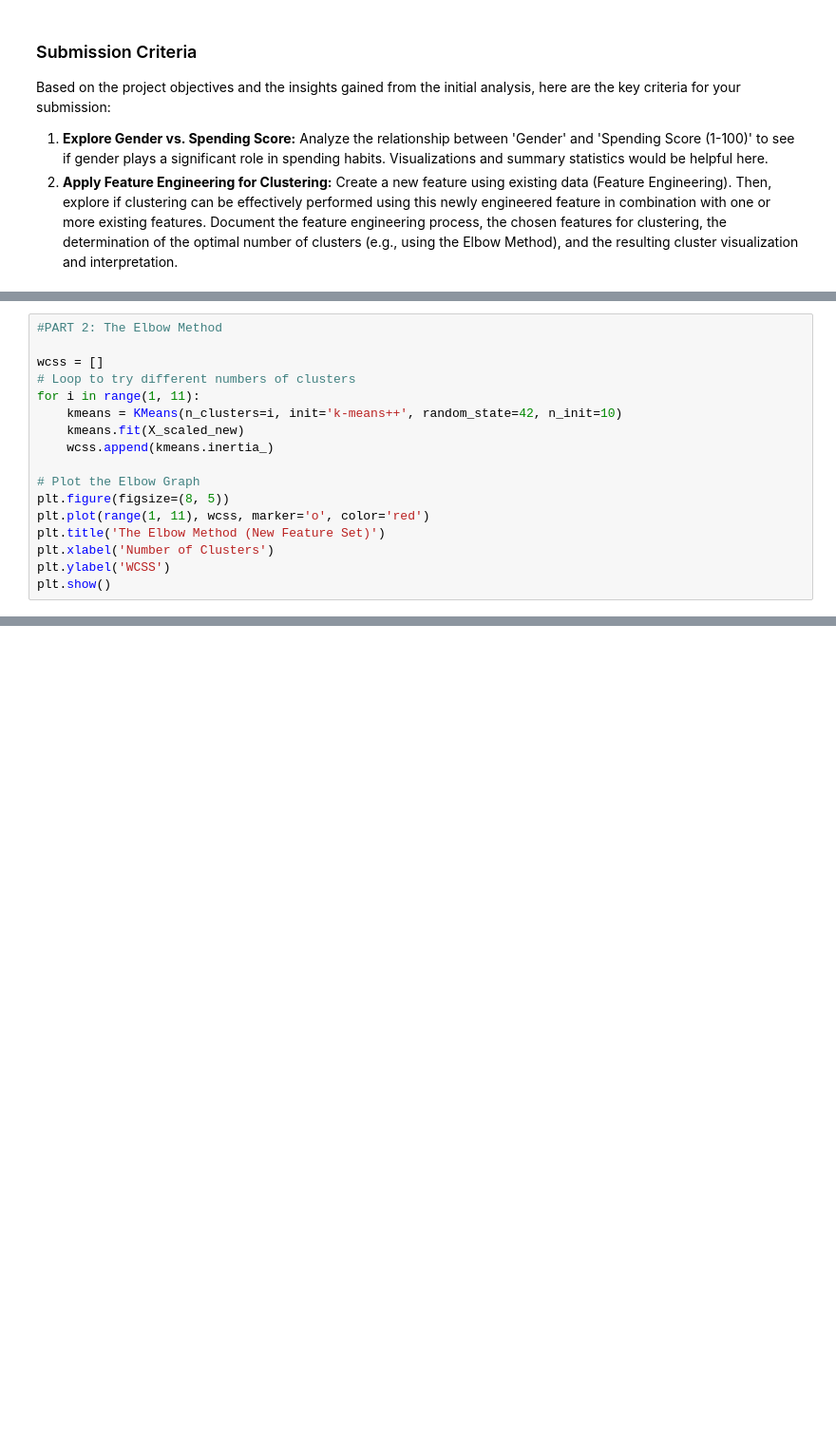
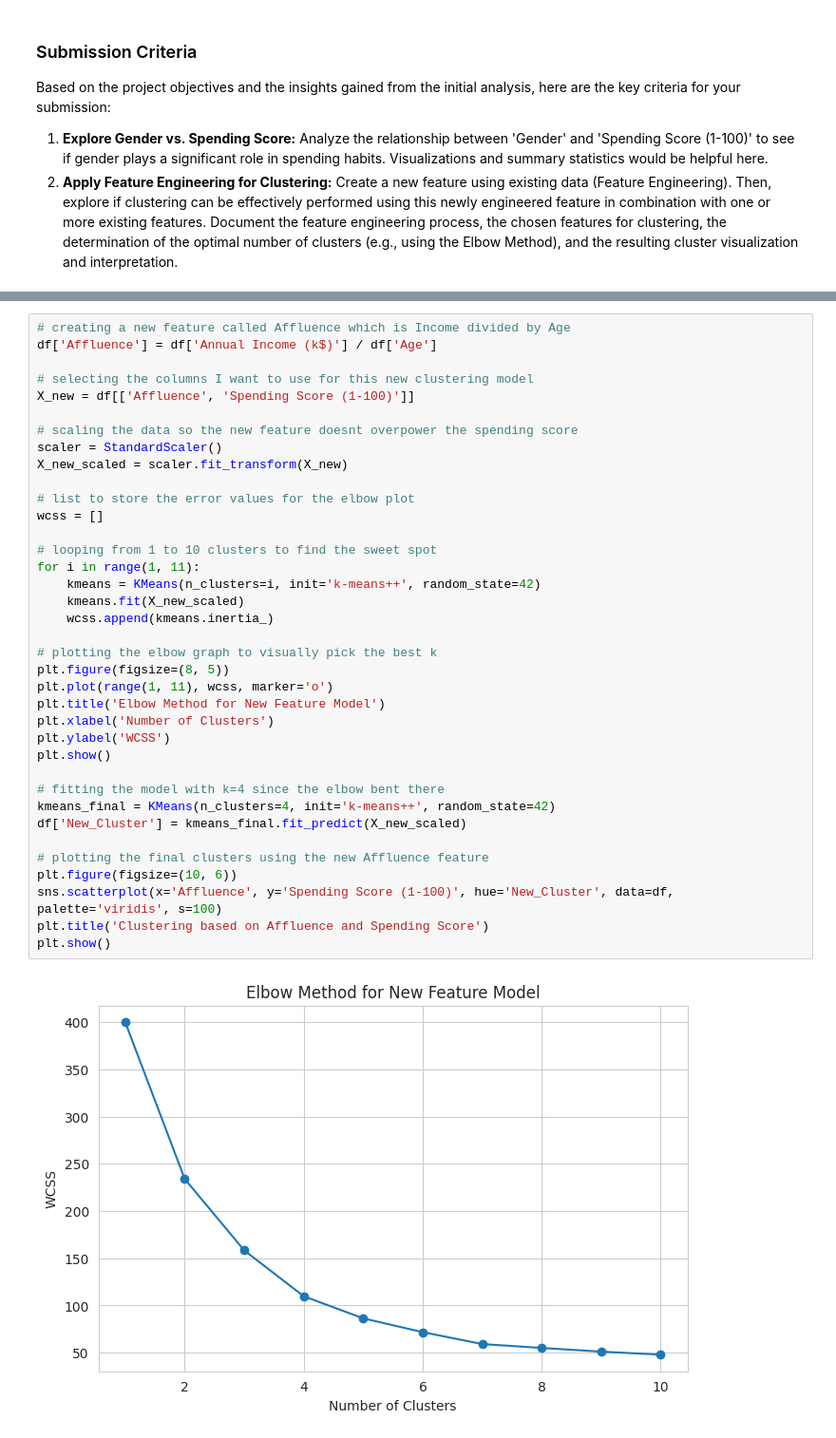
Before and after one commit to saltfry/21Projects21Days, a Jupyter notebook: 5SmartSegmentationUnlockingCustomerPersonaswithAI.ipynb, the cells around one changed output, grey strips where cells are left out. Shown at 95% size. Saved outputs shown, nothing was run; the diff lists cells and outputs as text; blank space fills up the shorter version.

```diff
--- a/5SmartSegmentationUnlockingCustomerPersonaswithAI.ipynb
+++ b/5SmartSegmentationUnlockingCustomerPersonaswithAI.ipynb
@@ -342,17 +332,0 @@ Feature created and scaled successfully.
-# %%
-#PART 2: The Elbow Method
-
-wcss = []
-# Loop to try different numbers of clusters
-for i in range(1, 11):
-    kmeans = KMeans(n_clusters=i, init='k-means++', random_state=42, n_init=10)
-    kmeans.fit(X_scaled_new)
-    wcss.append(kmeans.inertia_)
-
-# Plot the Elbow Graph
-plt.figure(figsize=(8, 5))
-plt.plot(range(1, 11), wcss, marker='o', color='red')
-plt.title('The Elbow Method (New Feature Set)')
-plt.xlabel('Number of Clusters')
-plt.ylabel('WCSS')
-plt.show()
@@ -393,0 +360,39 @@ plt.show()
+# %%
+# creating a new feature called Affluence which is Income divided by Age
+df['Affluence'] = df['Annual Income (k$)'] / df['Age']
+
+# selecting the columns I want to use for this new clustering model
+X_new = df[['Affluence', 'Spending Score (1-100)']]
+
+# scaling the data so the new feature doesnt overpower the spending score
+scaler = StandardScaler()
+X_new_scaled = scaler.fit_transform(X_new)
+
+# list to store the error values for the elbow plot
+wcss = []
+
+# looping from 1 to 10 clusters to find the sweet spot
+for i in range(1, 11):
+    kmeans = KMeans(n_clusters=i, init='k-means++', random_state=42)
+    kmeans.fit(X_new_scaled)
+    wcss.append(kmeans.inertia_)
+
+# plotting the elbow graph to visually pick the best k
+plt.figure(figsize=(8, 5))
+plt.plot(range(1, 11), wcss, marker='o')
+plt.title('Elbow Method for New Feature Model')
+plt.xlabel('Number of Clusters')
+plt.ylabel('WCSS')
+plt.show()
+
+# fitting the model with k=4 since the elbow bent there
+kmeans_final = KMeans(n_clusters=4, init='k-means++', random_state=42)
+df['New_Cluster'] = kmeans_final.fit_predict(X_new_scaled)
+
+# plotting the final clusters using the new Affluence feature
+plt.figure(figsize=(10, 6))
+sns.scatterplot(x='Affluence', y='Spending Score (1-100)', hue='New_Cluster', data=df, palette='viridis', s=100)
+plt.title('Clustering based on Affluence and Spending Score')
+plt.show()
+# %% [output]
+[figure, added]
```
Also changed, not shown: parts of 9 cells of this notebook.
